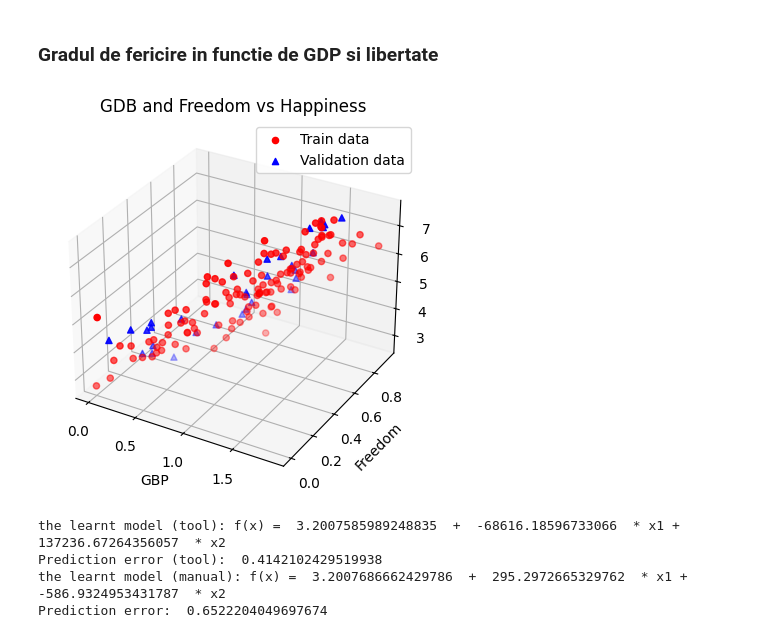
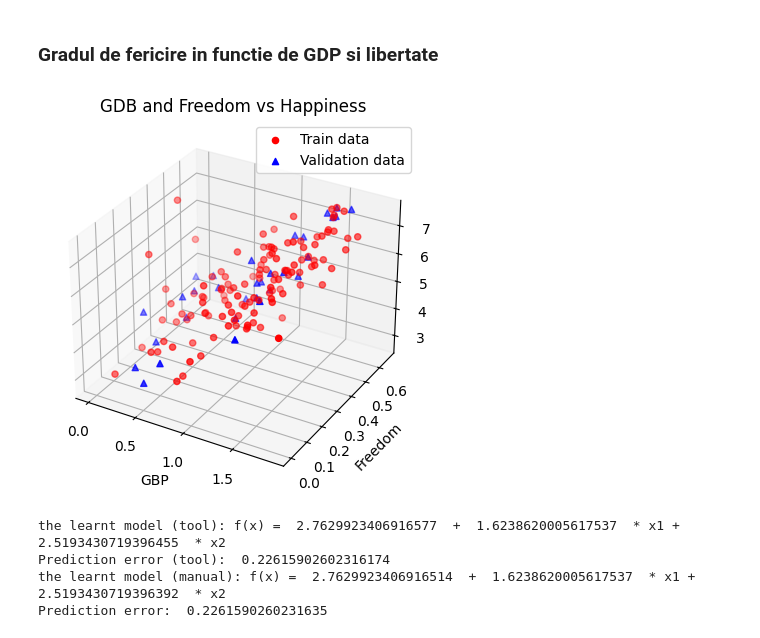
Before and after one commit to RegusAl/UBB, a Jupyter notebook: Semestrul 4/Inteligenta Artificiala/Laboratoare/Lab 5/Lab5.ipynb, the cells around one changed output. Drawn from its saved outputs; the diff is of its cells as text; code cells hidden in the pictures.

```diff
--- a/Semestrul 4/Inteligenta Artificiala/Laboratoare/Lab 5/Lab5.ipynb
+++ b/Semestrul 4/Inteligenta Artificiala/Laboratoare/Lab 5/Lab5.ipynb
@@ -223,29 +223,29 @@ the learnt model (manual): f(x) =  -1.6931366420940717  +  4.666666666666667  *
 # %%
 filePath1 = "data/v1_world-happiness-report-2017.csv"
 filePath2 = "data/v2_world-happiness-report-2017.csv"
 filePath3 = "data/v3_world-happiness-report-2017.csv"
 
-inputs, outputs = loadData(filePath2, ['Economy..GDP.per.Capita.', 'Freedom'], 'Happiness.Score')
+inputs, outputs = loadData(filePath3, ['Economy..GDP.per.Capita.', 'Freedom'], 'Happiness.Score')
 
 train_inputs, train_output, validation_inputs, validation_output = generateTrainingTest(inputs, outputs)
 
 fig = plt.figure()
 ax = fig.add_subplot(111, projection='3d')
 ax.scatter(train_inputs[0], train_inputs[1], train_output, c='r', marker='o', label='Train data')
 ax.scatter(validation_inputs[0], validation_inputs[1], validation_output, c='b', marker='^', label='Validation data')
 ax.set_xlabel("GBP")
 ax.set_ylabel("Freedom")
 ax.set_zlabel("Happiness")
 plt.legend()
 plt.title("GDB and Freedom vs Happiness")
 plt.show()
 
 linear_regression_tool(train_inputs, train_output, validation_inputs, validation_output)
 
 linear_regression_manual(train_inputs, train_output, validation_inputs, validation_output)
 # %% [output]
-[figure, old version]
+[figure, new version]
-the learnt model (tool): f(x) =  3.2007585989248835  +  -68616.18596733066  * x1 +  137236.67264356057  * x2
-Prediction error (tool):  0.4142102429519938
-the learnt model (manual): f(x) =  3.2007686662429786  +  295.2972665329762  * x1 +  -586.9324953431787  * x2
-Prediction error:  0.6522204049697674
+the learnt model (tool): f(x) =  2.7629923406916577  +  1.6238620005617537  * x1 +  2.5193430719396455  * x2
+Prediction error (tool):  0.22615902602316174
+the learnt model (manual): f(x) =  2.7629923406916514  +  1.6238620005617537  * x1 +  2.5193430719396392  * x2
+Prediction error:  0.2261590260231635
```
Also changed, not shown: 1 other file.
